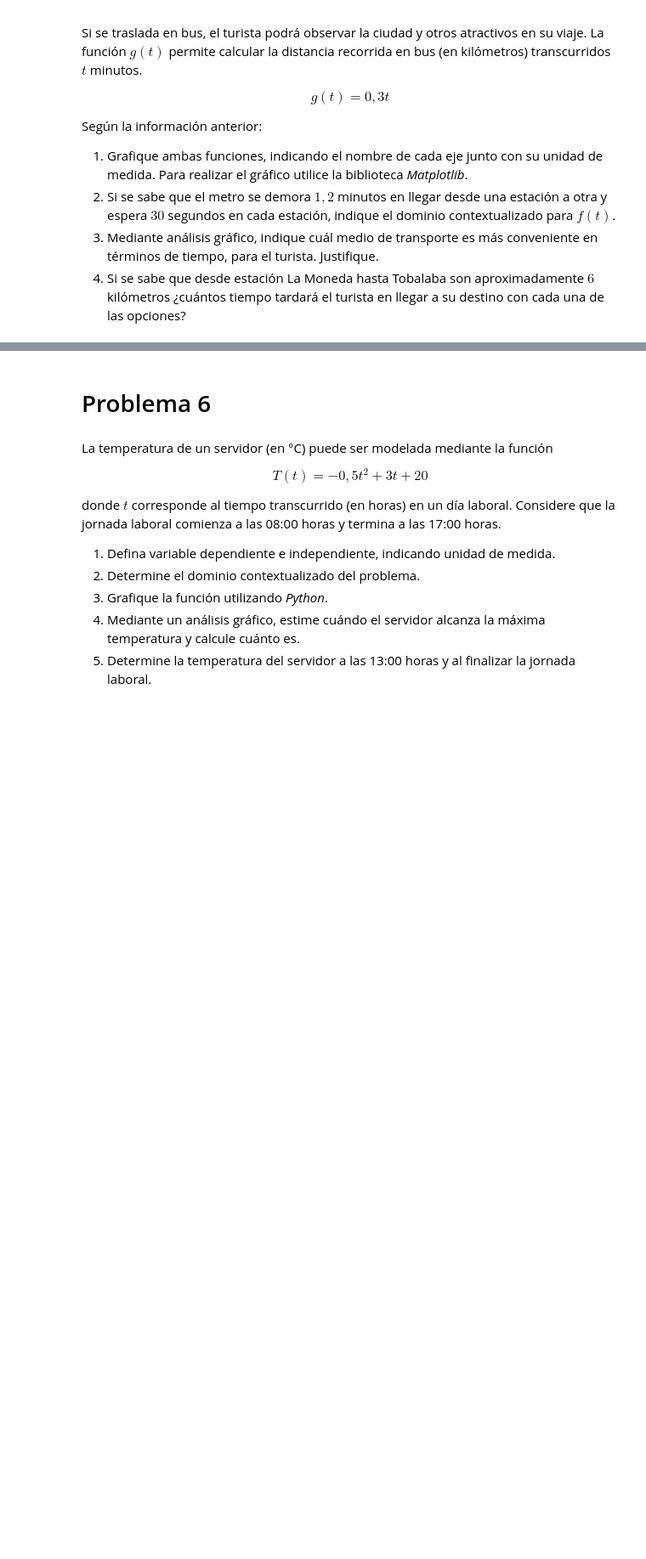
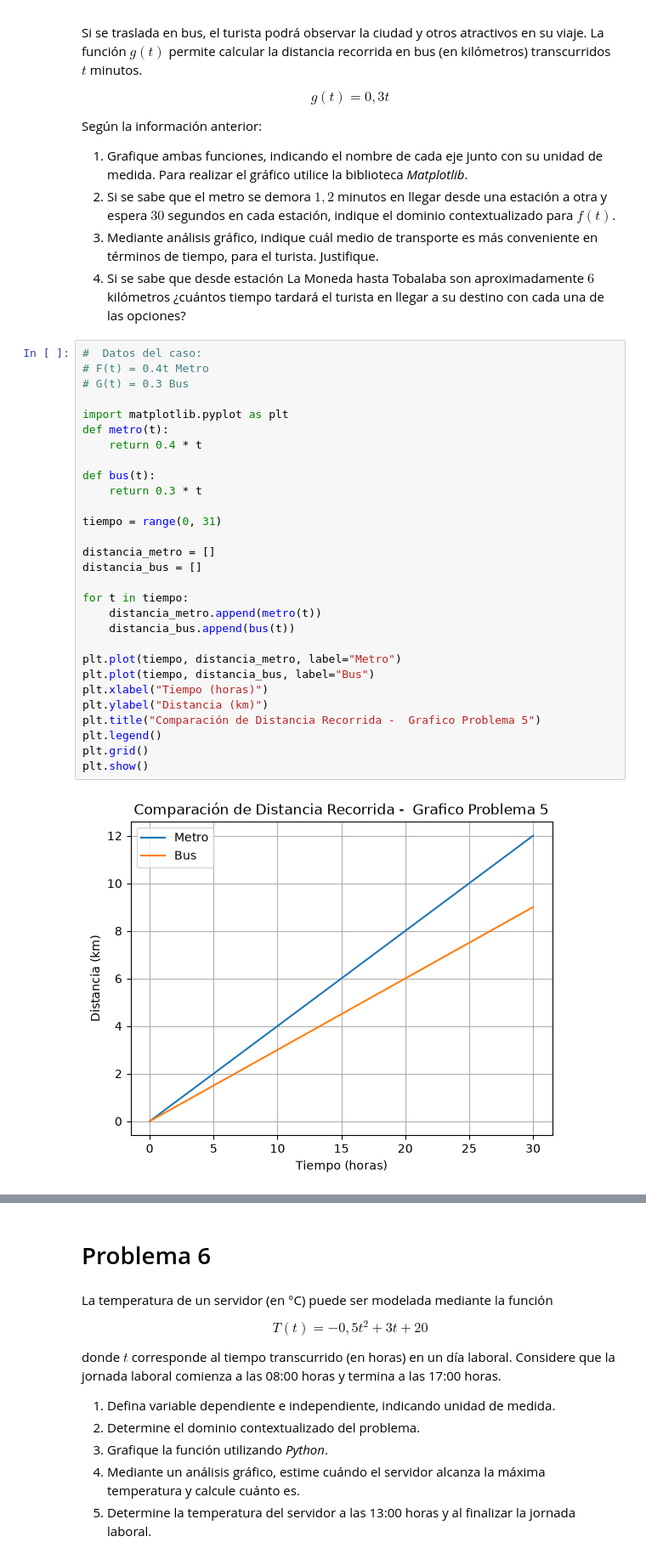
Before and after one commit to AleLagosP/Matematica-Aplicada-con-Python, a Jupyter notebook: Clase 1 - inrtroduccion/G1_Funciones.ipynb, the cells around one changed output, grey strips where cells are left out. Shown at 85% size. Drawn from its saved outputs; the diff is of its cells as text; blank space fills up the shorter version.

```diff
--- a/Clase 1 - inrtroduccion/G1_Funciones.ipynb
+++ b/Clase 1 - inrtroduccion/G1_Funciones.ipynb
@@ -117,3 +165,34 @@ Según la información anterior:
 2.  Si se sabe que el metro se demora $1,2$ minutos en llegar desde una estación a otra y espera $30$ segundos en cada estación, indique el dominio contextualizado para $f(t)$.
 3. Mediante análisis gráfico, indique cuál medio de transporte es más conveniente en términos de tiempo, para el turista. Justifique.
 4.  Si se sabe que desde estación La Moneda hasta Tobalaba son aproximadamente $6$ kilómetros ¿cuántos tiempo tardará el turista en llegar a su destino con cada una de las opciones?
+# %%
+#  Datos del caso:
+# F(t) = 0.4t Metro
+# G(t) = 0.3 Bus
+
+import matplotlib.pyplot as plt
+def metro(t):
+    return 0.4 * t
+
+def bus(t):
+    return 0.3 * t
+
+tiempo = range(0, 31)
+
+distancia_metro = []
+distancia_bus = []
+
+for t in tiempo:
+    distancia_metro.append(metro(t))
+    distancia_bus.append(bus(t))
+
+plt.plot(tiempo, distancia_metro, label="Metro")
+plt.plot(tiempo, distancia_bus, label="Bus")
+plt.xlabel("Tiempo (horas)")
+plt.ylabel("Distancia (km)")
+plt.title("Comparación de Distancia Recorrida -  Grafico Problema 5")
+plt.legend()
+plt.grid()
+plt.show()
+# %% [output]
+[figure, added]
```
Also changed, not shown: parts of 9 cells of this notebook, 1 other file.
